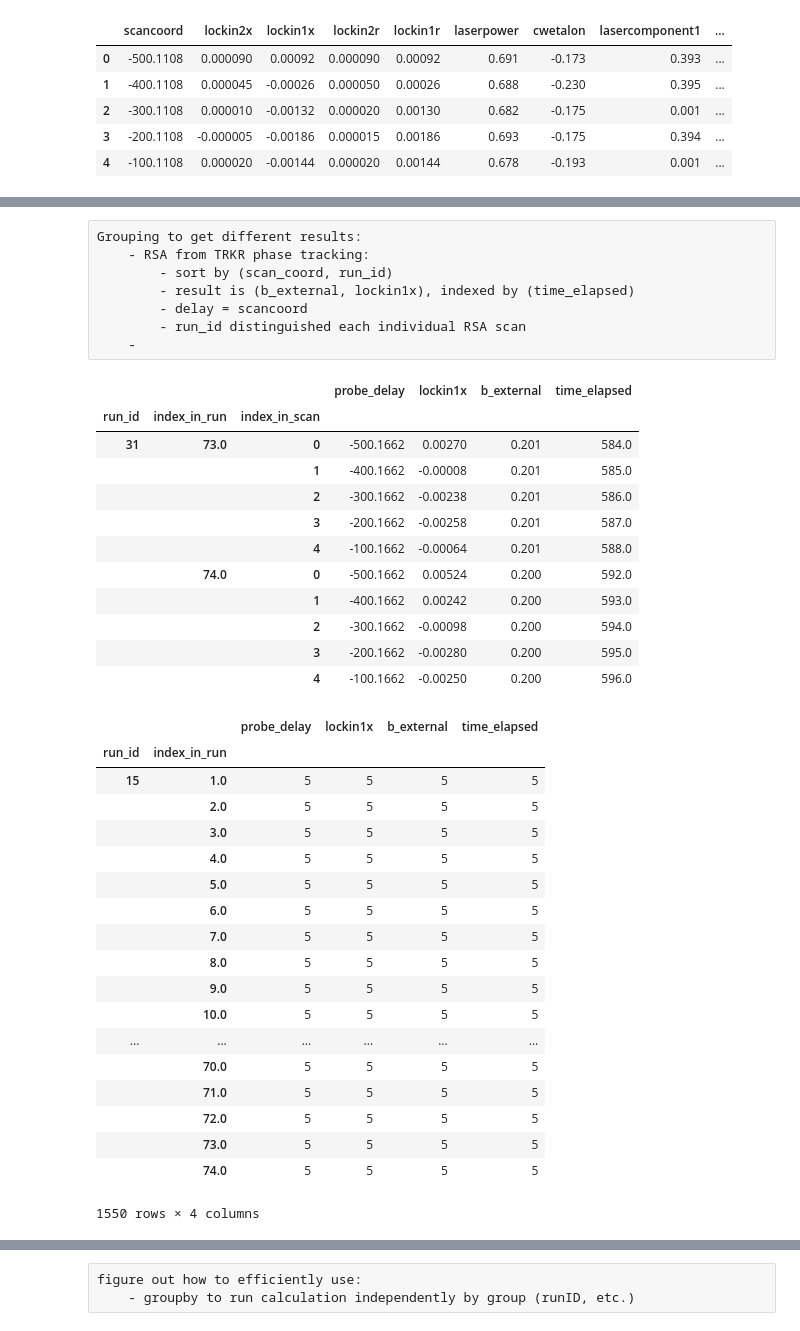
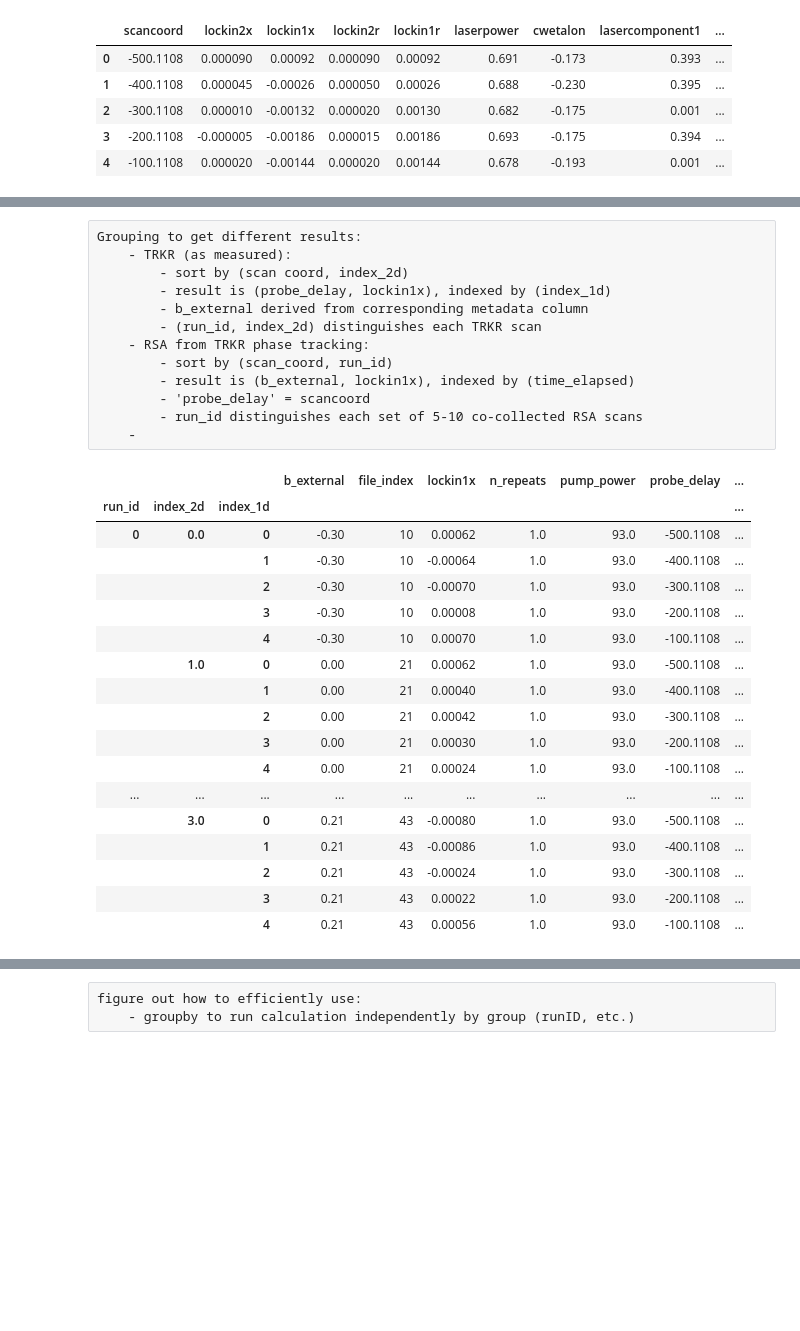
Before and after one commit to mwmacmahon/experimentdataanalysis, a Jupyter notebook: TRKR Phase Analysis via Pandas.ipynb, the cells around one changed output, grey strips where cells are left out. Saved outputs shown, nothing was run; the diff lists cells and outputs as text; code cells hidden in the pictures; blank space fills up the shorter version.

```diff
--- a/TRKR Phase Analysis via Pandas.ipynb
+++ b/TRKR Phase Analysis via Pandas.ipynb
@@ -179,51 +308,39 @@ giant_dataframe.head(12)
 # %% [raw]
 Grouping to get different results:
+    - TRKR (as measured):
+        - sort by (scan coord, index_2d)
+        - result is (probe_delay, lockin1x), indexed by (index_1d)
+        - b_external derived from corresponding metadata column
+        - (run_id, index_2d) distinguishes each TRKR scan
     - RSA from TRKR phase tracking:
         - sort by (scan_coord, run_id)
         - result is (b_external, lockin1x), indexed by (time_elapsed)
-        - delay = scancoord
-        - run_id distinguished each individual RSA scan
+        - 'probe_delay' = scancoord
+        - run_id distinguishes each set of 5-10 co-collected RSA scans
     -
 # %%
-TRKR_fit_dataframe = giant_dataframe.query('scancoord > 1.0 or scancoord < -1.0')
+TRKR_fit_dataframe = full_dataframe.query('scancoord > 1.0 or scancoord < -1.0')
+TRKR_fit_dataframe['n_repeats'].fillna(1.0, inplace=True)
 TRKR_fit_dataframe.rename(columns={'scancoord': 'probe_delay'}, inplace=True)
-TRKR_fit_dataframe.set_index(['run_id', 'index_in_run', 'index_in_scan'], drop=True, append=False, inplace=True)
+TRKR_fit_dataframe.set_index(['run_id', 'index_2d', 'index_1d'], drop=True, append=False, inplace=True)
 TRKR_fit_dataframe.sort_index(ascending=True, inplace=True)
-TRKR_fit_dataframe.tail(10)
+TRKR_fit_dataframe.head(20)
 # %% [output]
-|  |  |  | probe_delay | lockin1x | b_external | time_elapsed |
-| run_id | index_in_run | index_in_scan |  |  |  |  |
-| 31 | 73.0 | 0 | -500.1662 | 0.00270 | 0.201 | 584.0 |
-|  |  | 1 | -400.1662 | -0.00008 | 0.201 | 585.0 |
-|  |  | 2 | -300.1662 | -0.00238 | 0.201 | 586.0 |
-|  |  | 3 | -200.1662 | -0.00258 | 0.201 | 587.0 |
-|  |  | 4 | -100.1662 | -0.00064 | 0.201 | 588.0 |
-|  | 74.0 | 0 | -500.1662 | 0.00524 | 0.200 | 592.0 |
-|  |  | 1 | -400.1662 | 0.00242 | 0.200 | 593.0 |
-|  |  | 2 | -300.1662 | -0.00098 | 0.200 | 594.0 |
-|  |  | 3 | -200.1662 | -0.00280 | 0.200 | 595.0 |
-|  |  | 4 | -100.1662 | -0.00250 | 0.200 | 596.0 |
+|  |  |  | b_external | file_index | lockin1x | n_repeats | pump_power | probe_delay | ... |
+| run_id | index_2d | index_1d |  |  |  |  |  |  | ... |
+| 0 | 0.0 | 0 | -0.30 | 10 | 0.00062 | 1.0 | 93.0 | -500.1108 | ... |
+|  |  | 1 | -0.30 | 10 | -0.00064 | 1.0 | 93.0 | -400.1108 | ... |
+|  |  | 2 | -0.30 | 10 | -0.00070 | 1.0 | 93.0 | -300.1108 | ... |
+|  |  | 3 | -0.30 | 10 | 0.00008 | 1.0 | 93.0 | -200.1108 | ... |
+|  |  | 4 | -0.30 | 10 | 0.00070 | 1.0 | 93.0 | -100.1108 | ... |
+|  | 1.0 | 0 | 0.00 | 21 | 0.00062 | 1.0 | 93.0 | -500.1108 | ... |
+|  |  | 1 | 0.00 | 21 | 0.00040 | 1.0 | 93.0 | -400.1108 | ... |
+|  |  | 2 | 0.00 | 21 | 0.00042 | 1.0 | 93.0 | -300.1108 | ... |
+|  |  | 3 | 0.00 | 21 | 0.00030 | 1.0 | 93.0 | -200.1108 | ... |
+|  |  | 4 | 0.00 | 21 | 0.00024 | 1.0 | 93.0 | -100.1108 | ... |
+| ... | ... | ... | ... | ... | ... | ... | ... | ... | ... |
+|  | 3.0 | 0 | 0.21 | 43 | -0.00080 | 1.0 | 93.0 | -500.1108 | ... |
+|  |  | 1 | 0.21 | 43 | -0.00086 | 1.0 | 93.0 | -400.1108 | ... |
+|  |  | 2 | 0.21 | 43 | -0.00024 | 1.0 | 93.0 | -300.1108 | ... |
+|  |  | 3 | 0.21 | 43 | 0.00022 | 1.0 | 93.0 | -200.1108 | ... |
+|  |  | 4 | 0.21 | 43 | 0.00056 | 1.0 | 93.0 | -100.1108 | ... |
-# %%
-grouping = TRKR_fit_dataframe.groupby(level=['run_id', 'index_in_run'])
-grouping.count()
-x`
-# %% [output]
-|  |  | probe_delay | lockin1x | b_external | time_elapsed |
-| run_id | index_in_run |  |  |  |  |
-| 15 | 1.0 | 5 | 5 | 5 | 5 |
-|  | 2.0 | 5 | 5 | 5 | 5 |
-|  | 3.0 | 5 | 5 | 5 | 5 |
-|  | 4.0 | 5 | 5 | 5 | 5 |
-|  | 5.0 | 5 | 5 | 5 | 5 |
-|  | 6.0 | 5 | 5 | 5 | 5 |
-|  | 7.0 | 5 | 5 | 5 | 5 |
-|  | 8.0 | 5 | 5 | 5 | 5 |
-|  | 9.0 | 5 | 5 | 5 | 5 |
-|  | 10.0 | 5 | 5 | 5 | 5 |
-| ... | ... | ... | ... | ... | ... |
-|  | 70.0 | 5 | 5 | 5 | 5 |
-|  | 71.0 | 5 | 5 | 5 | 5 |
-|  | 72.0 | 5 | 5 | 5 | 5 |
-|  | 73.0 | 5 | 5 | 5 | 5 |
-|  | 74.0 | 5 | 5 | 5 | 5 |
-1550 rows × 4 columns
```
Also changed, not shown: parts of 26 cells of this notebook, 8 other files.
